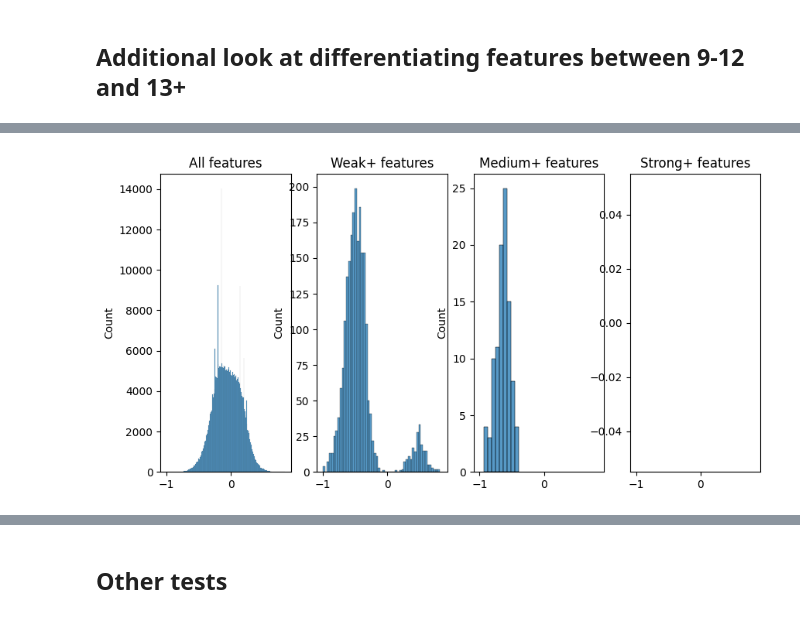
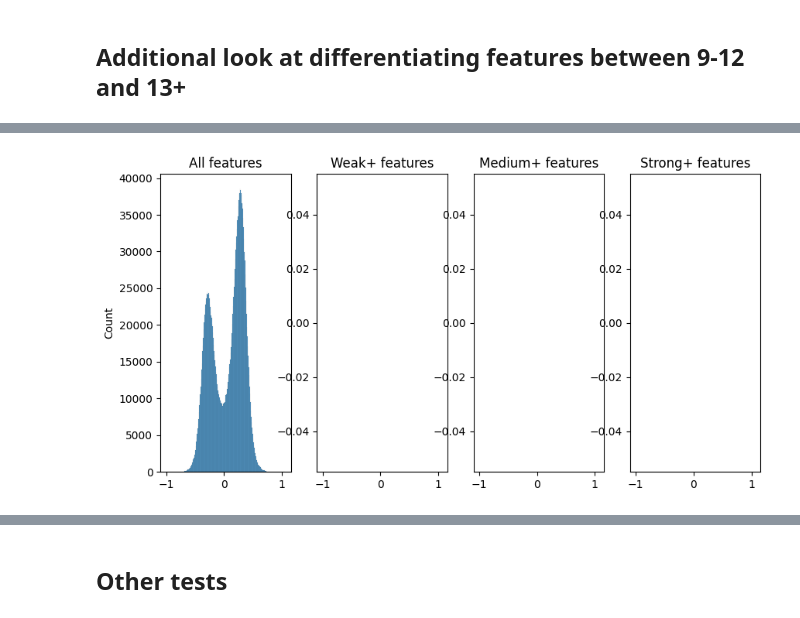
Before and after one commit to TurkuNLP/TCBC_feature_analysis, a Jupyter notebook: KFA_new_age_groups.ipynb, the cells around one changed output, grey strips where cells are left out. Drawn from its saved outputs; the diff is of its cells as text; code cells hidden in the pictures.

```diff
--- a/KFA_new_age_groups.ipynb
+++ b/KFA_new_age_groups.ipynb
@@ -118,0 +146,6 @@ sns.heatmap(corr_coefs)
+# %%
+#Perform min-max standardization on the data
+maxs = all_values.max(axis=0)
+mins = all_values.min(axis=0)
+
+scaled_rows = np.array([minMaxNormalization(mins, maxs, x) for x in all_values])
@@ -122,7 +217,8 @@ sns.heatmap(corr_coefs)
 #Transforming list of items to dicts usable by the code below this block
 
 #Number of bootstrap runs
-RUNS = 1000
+#Adding this here again in case we want to do more runs inside the same notbook session without needing to wait for the original analysis on the books to be re-done
+#RUNS = 10000
 
 
 #Defining subcorpora
@@ -346,8 +447,6 @@ sns.heatmap(testing_df_edited[sub_columns(ef_df.columns, '7')], cmap='coolwarm',
 # %% [markdown]
 ## Plot KFA results distributions and compare with different feature sets
 # %%
-import matplotlib.pyplot as plt
-
 def plotKFAValuesDistribution(effect_sizes_per_run, chosen_comp, weak_feat_indices, medium_feat_indices, strong_feat_indices):
     """
     Helper function for plotting histogram distribution of KFA results.
@@ -365,7 +464,7 @@ def plotKFAValuesDistribution(effect_sizes_per_run, chosen_comp, weak_feat_indic
             weak_vals += [effect_sizes_per_run[i][chosen_comp][j] for j in weak_feat_indices]
             medium_vals += [effect_sizes_per_run[i][chosen_comp][j] for j in medium_feat_indices]
             strong_vals += [effect_sizes_per_run[i][chosen_comp][j] for j in strong_feat_indices]
-            all_vals += effect_sizes_per_run[i][chosen_comp]
+            all_vals += effect_sizes_per_run[i][chosen_comp].tolist()
     sns.histplot(all_vals, ax=axes[0])
     axes[0].set_title('All features')
     sns.histplot(weak_vals, ax=axes[3])
@@ -397,13 +652,2 @@ plotKFAValuesDistribution(effect_sizes_per_run, '9-12 vs. 13+', cons_strong_indi
 # %% [markdown]
 ## Additional look at differentiating features between 9-12 and 13+
-# %%
-#Function for calculating which features are classified as somewhat meaningful for a set of cohen's d values
-def meaningfulFeatsCustomized(meaningful_ef_size, ef_sizes):
-
-    sep_between_two = []
-    y_1 = abs(np.nan_to_num(ef_sizes['9-12 vs. 13+']))
-    for i in index_dict:
-        if y_1[i]>=meaningful_ef_size:
-            sep_between_two.append(index_dict[i])
-
-    return list(set(sep_between_two))
@@ -451,4 +710,4 @@ c_w_i = [feat_dict[feat] for feat in c_w_f]
 # %%
-plotKFAValuesDistribution(effect_sizes_per_run, '9-12 vs. 13+', c_s_i, c_m_i, c_w_i)
+plotKFAValuesDistribution(effect_sizes_per_run, '7-8 vs. 13+', c_s_i, c_m_i, c_w_i)
 # %% [output]
-[figure, old version]
+[figure, new version]
```
Also changed, not shown: parts of 43 cells of this notebook.
